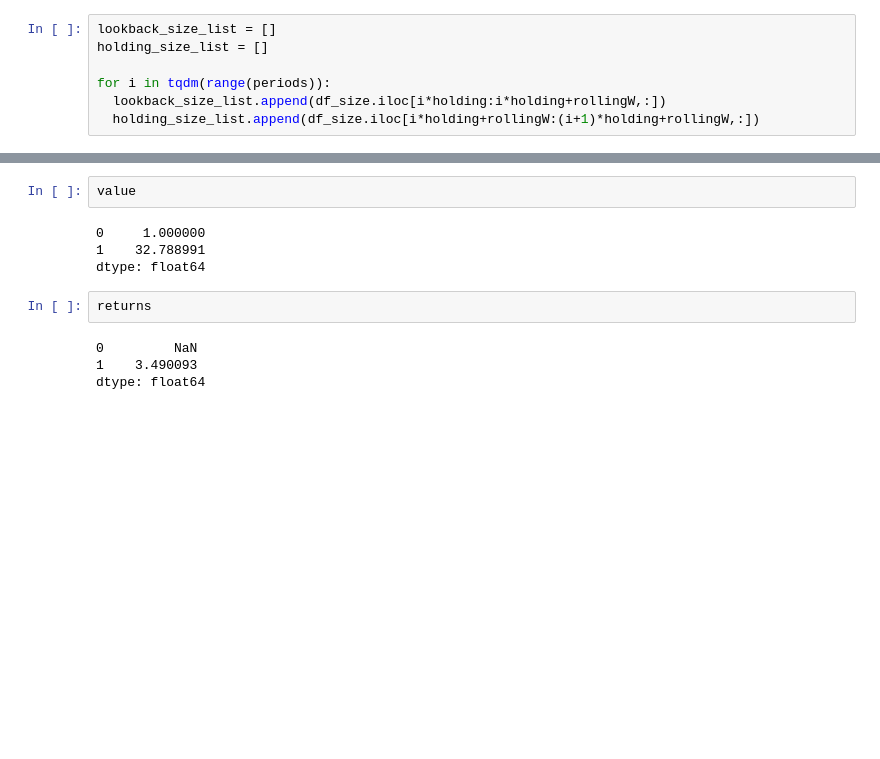
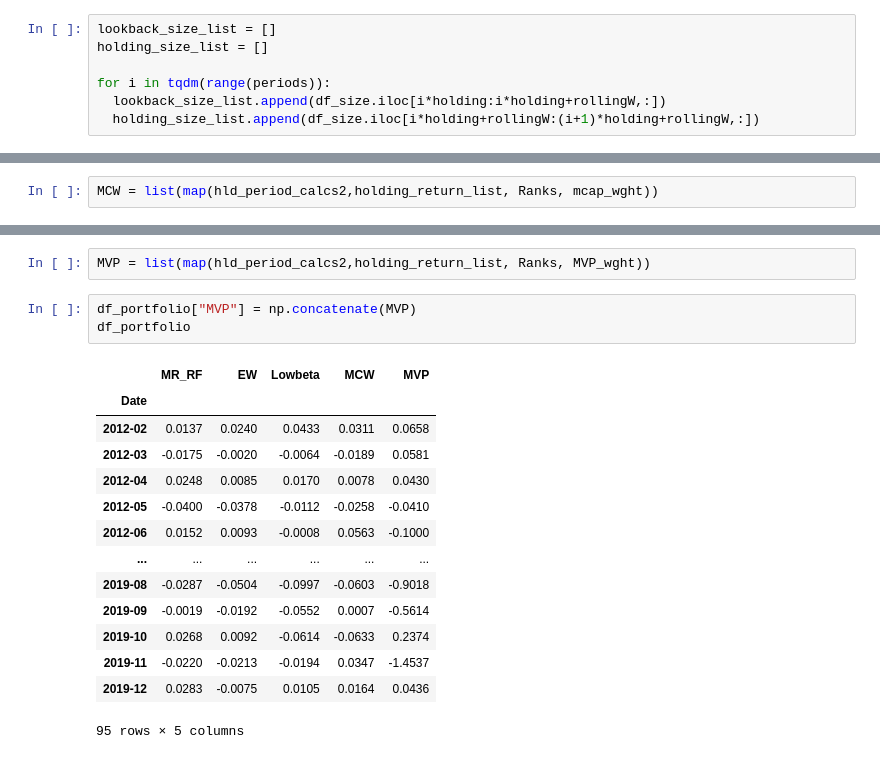
Before and after one commit to runxinlin/Research_Codes_2022, a Jupyter notebook: Python_V2.ipynb, the cells around one changed output, grey strips where cells are left out. Drawn from its saved outputs; the diff is of its cells as text; blank space fills up the shorter version.

```diff
--- a/Python_V2.ipynb
+++ b/Python_V2.ipynb
@@ -413,0 +522,2 @@ for i in tqdm(range(periods)):
+# %%
+MCW = list(map(hld_period_calcs2,holding_return_list, Ranks, mcap_wght))
@@ -483,12 +580,20 @@ level
-# %%
-value
-# %% [output]
-0     1.000000
-1    32.788991
-dtype: float64
-# %%
-returns
-# %% [output]
-0         NaN
-1    3.490093
-dtype: float64
+# %%
+MVP = list(map(hld_period_calcs2,holding_return_list, Ranks, MVP_wght))
+# %%
+df_portfolio["MVP"] = np.concatenate(MVP)
+df_portfolio
+# %% [output]
+|  | MR_RF | EW | Lowbeta | MCW | MVP |
+| Date |  |  |  |  |  |
+| 2012-02 | 0.0137 | 0.0240 | 0.0433 | 0.0311 | 0.0658 |
+| 2012-03 | -0.0175 | -0.0020 | -0.0064 | -0.0189 | 0.0581 |
+| 2012-04 | 0.0248 | 0.0085 | 0.0170 | 0.0078 | 0.0430 |
+| 2012-05 | -0.0400 | -0.0378 | -0.0112 | -0.0258 | -0.0410 |
+| 2012-06 | 0.0152 | 0.0093 | -0.0008 | 0.0563 | -0.1000 |
+| ... | ... | ... | ... | ... | ... |
+| 2019-08 | -0.0287 | -0.0504 | -0.0997 | -0.0603 | -0.9018 |
+| 2019-09 | -0.0019 | -0.0192 | -0.0552 | 0.0007 | -0.5614 |
+| 2019-10 | 0.0268 | 0.0092 | -0.0614 | -0.0633 | 0.2374 |
+| 2019-11 | -0.0220 | -0.0213 | -0.0194 | 0.0347 | -1.4537 |
+| 2019-12 | 0.0283 | -0.0075 | 0.0105 | 0.0164 | 0.0436 |
+95 rows × 5 columns
```
Also changed, not shown: parts of 35 cells of this notebook, 1 other file.
